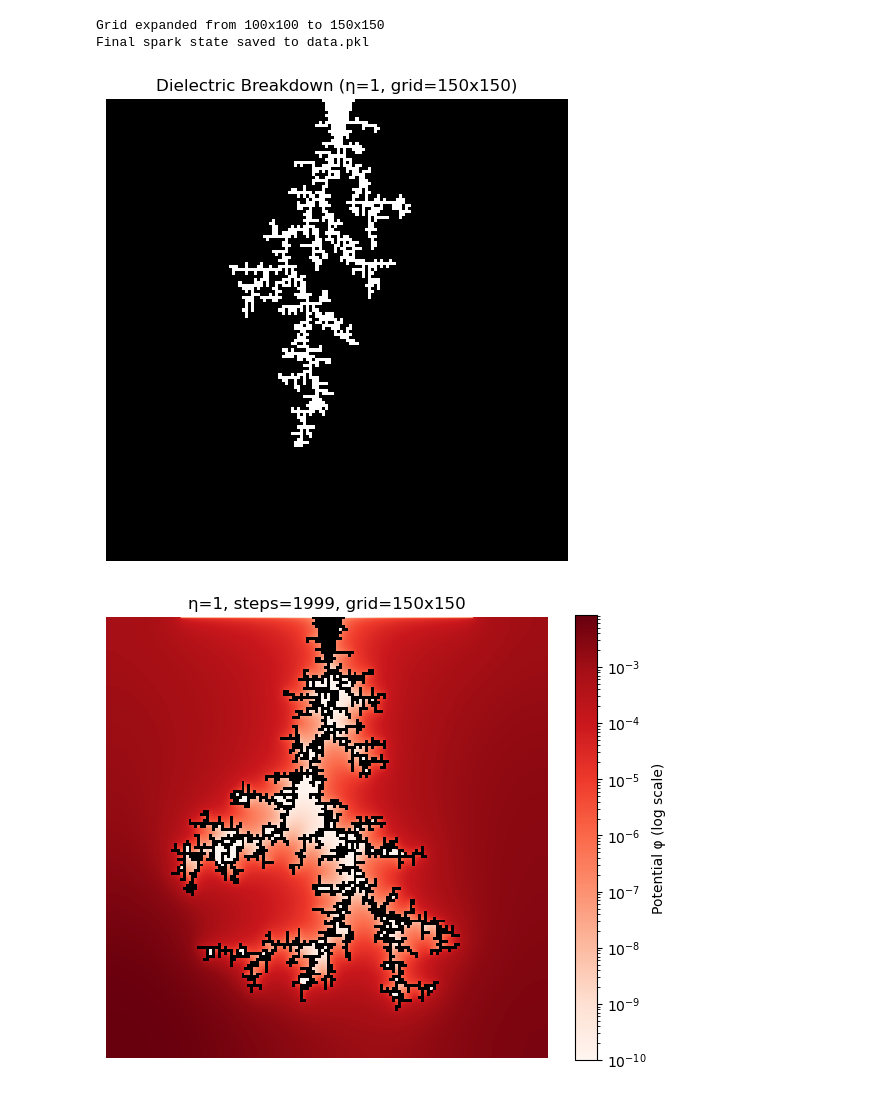
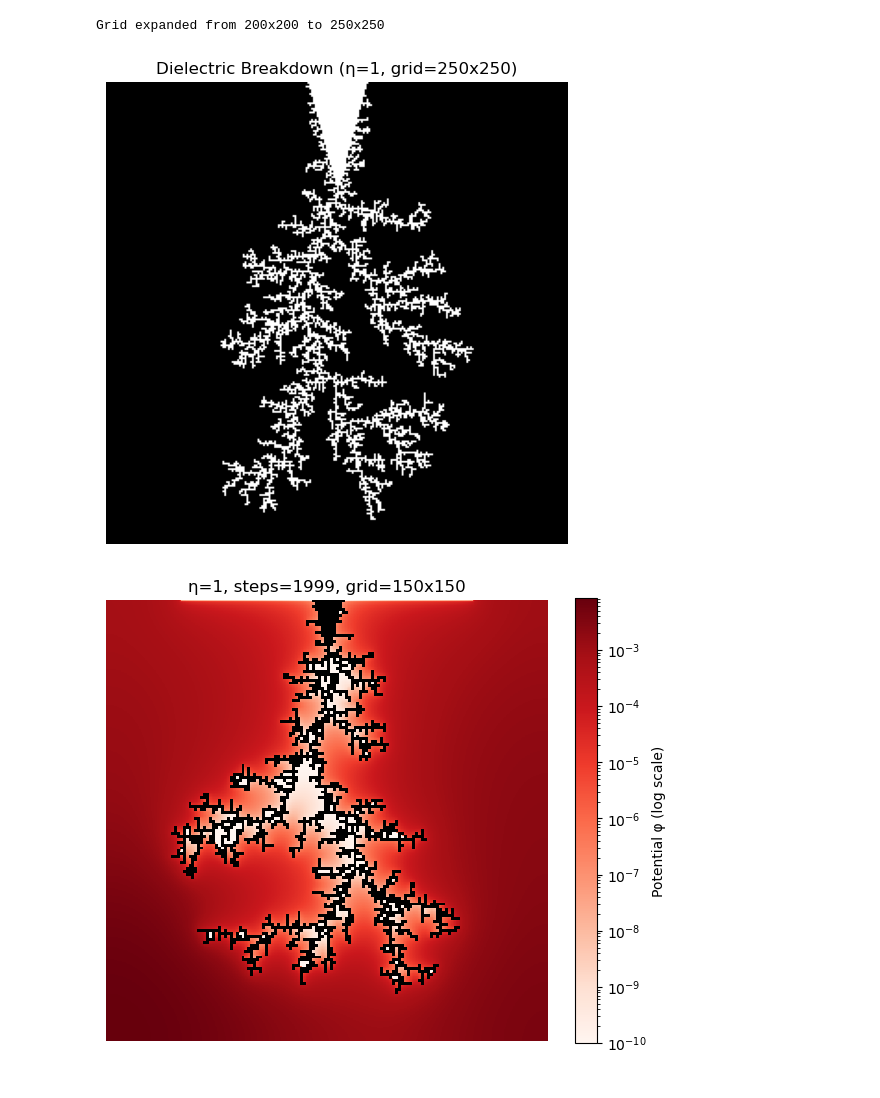
Before and after one commit to YutingDuan111/DBM, a Jupyter notebook: runner_HPC.ipynb, the cells around one changed output. Drawn from its saved outputs; the diff is of its cells as text; code cells hidden in the pictures.

Commit message:
Evan made some changes for submitting jobs on the HPC and also added data and plots.

```diff
--- a/runner_HPC.ipynb
+++ b/runner_HPC.ipynb
@@ -4,13 +4,12 @@
 # %%
 from DBM_HPC import DielectricBreakdown
 # %%
-db = DielectricBreakdown(N=100, eta=1, triangle_theta=30, triangle_height=20)
-db.simulate(max_steps=1000, dontsave=True)
+db = DielectricBreakdown(N=200, eta=1, triangle_theta=30, triangle_height=60)
+db.simulate(max_steps=5000, save_lite = False, save_incremental=True, pickle_path="test.p")
 db.plot_spark()
 # %% [output]
-Grid expanded from 100x100 to 150x150
-Final spark state saved to data.pkl
+Grid expanded from 200x200 to 250x250
-[figure, old version]
+[figure, new version]
 # %%
 # %% [output]
 [figure]
```
Also changed, not shown: parts of 3 cells of this notebook, 15 other files.
